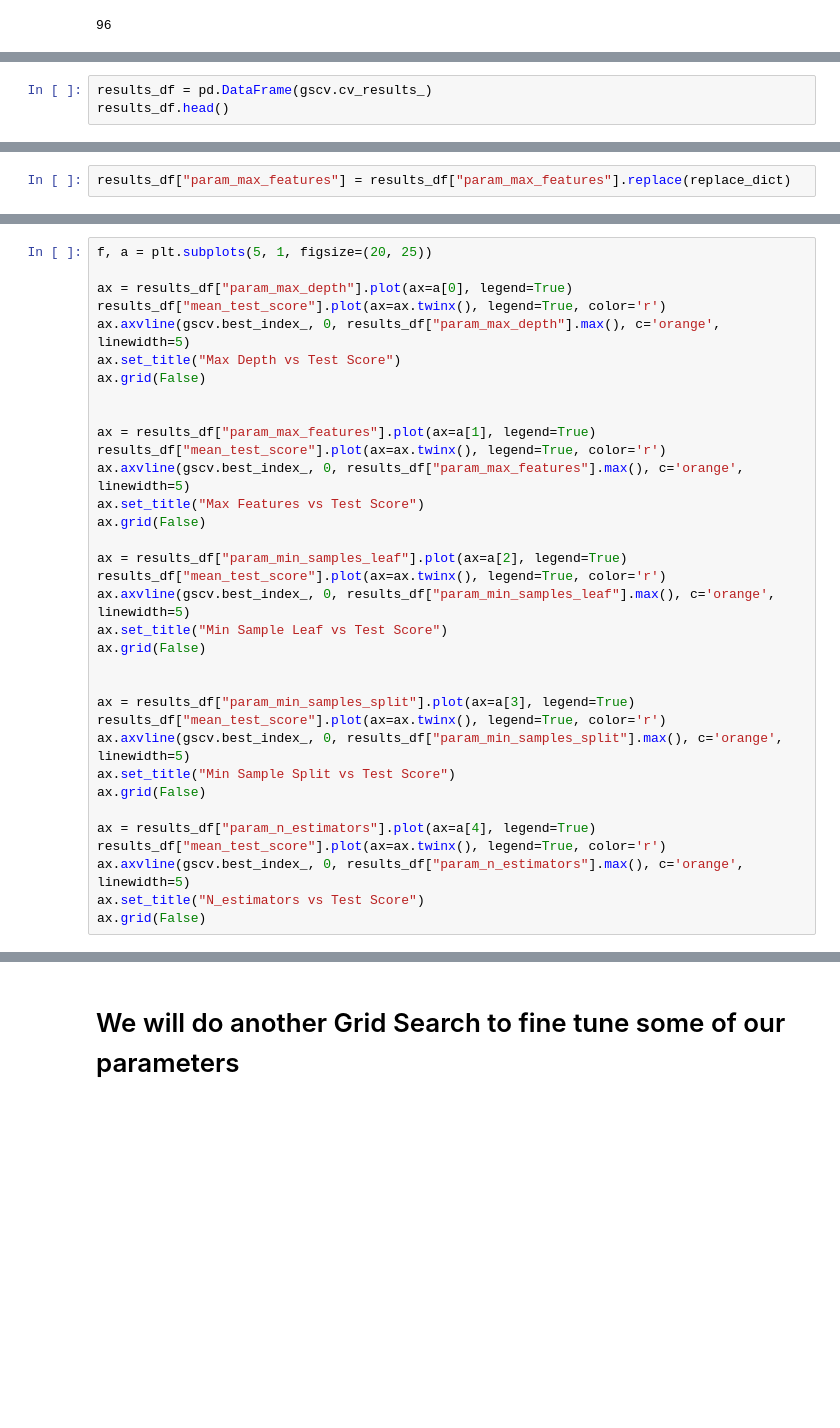
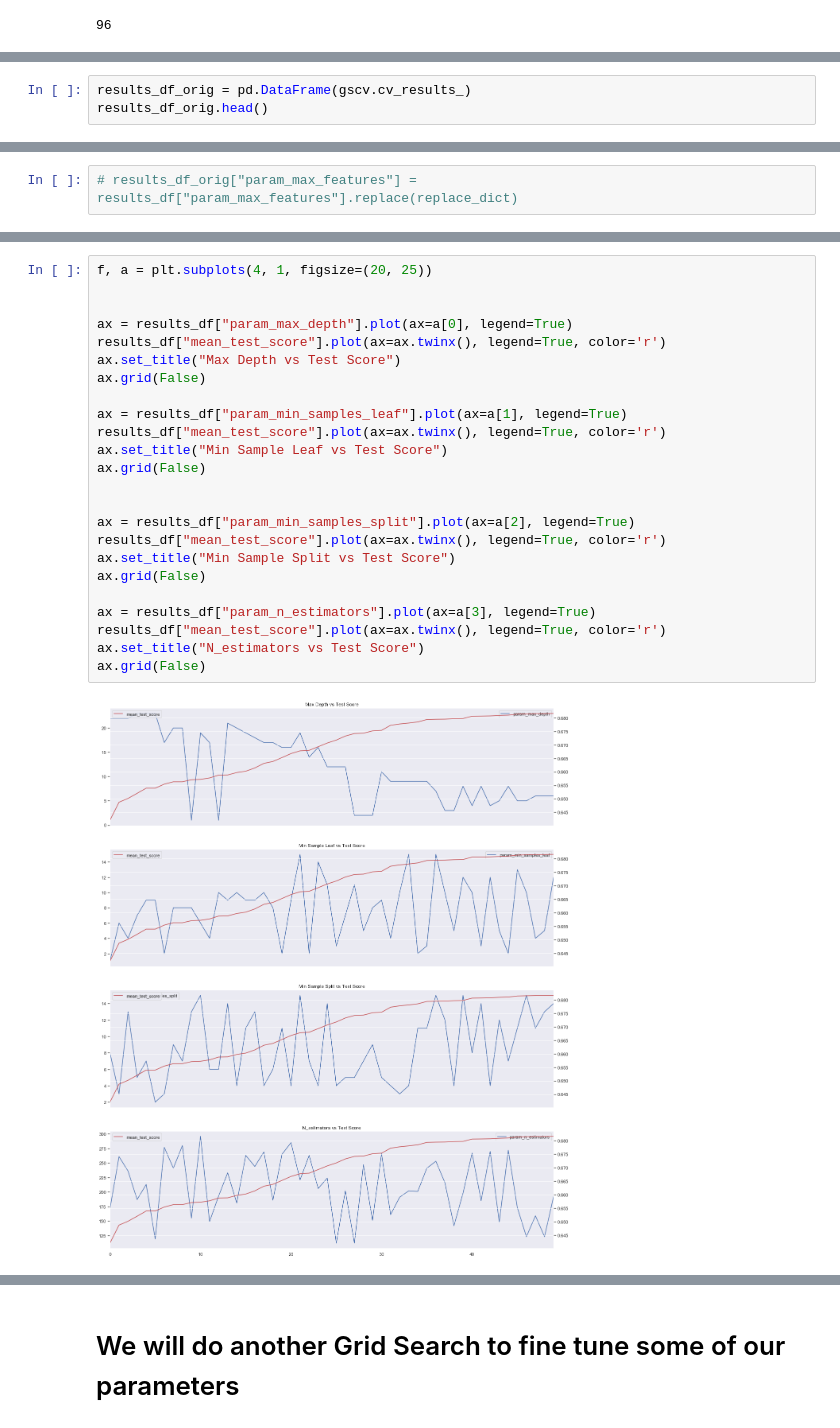
Before and after one commit to sv650s/atp-tennis-predictions, a Jupyter notebook: notebooks/7.2.4-atp_diff-ohe-1985-gridsearchCV.ipynb, the cells around one changed output, grey strips where cells are left out. Saved outputs shown, nothing was run; the diff lists cells and outputs as text; blank space fills up the shorter version.

```diff
--- a/notebooks/7.2.4-atp_diff-ohe-1985-gridsearchCV.ipynb
+++ b/notebooks/7.2.4-atp_diff-ohe-1985-gridsearchCV.ipynb
@@ -142,3 +197,3 @@ gscv.cv_results_.keys()
 # %%
-results_df = pd.DataFrame(gscv.cv_results_)
-results_df.head()
+results_df_orig = pd.DataFrame(gscv.cv_results_)
+results_df_orig.head()
@@ -151,3 +232,3 @@ replace_dict
 # %%
-results_df["param_max_features"] = results_df["param_max_features"].replace(replace_dict)
+# results_df_orig["param_max_features"] = results_df["param_max_features"].replace(replace_dict)
 # %%
@@ -167,34 +286,26 @@ results_df[["param_n_estimators", "param_max_depth", "param_max_features", "para
 # %%
-f, a = plt.subplots(5, 1, figsize=(20, 25))
+f, a = plt.subplots(4, 1, figsize=(20, 25))
+
 
 ax = results_df["param_max_depth"].plot(ax=a[0], legend=True)
 results_df["mean_test_score"].plot(ax=ax.twinx(), legend=True, color='r')
-ax.axvline(gscv.best_index_, 0, results_df["param_max_depth"].max(), c='orange', linewidth=5)
 ax.set_title("Max Depth vs Test Score")
 ax.grid(False)
 
-
-ax = results_df["param_max_features"].plot(ax=a[1], legend=True)
+ax = results_df["param_min_samples_leaf"].plot(ax=a[1], legend=True)
 results_df["mean_test_score"].plot(ax=ax.twinx(), legend=True, color='r')
-ax.axvline(gscv.best_index_, 0, results_df["param_max_features"].max(), c='orange', linewidth=5)
-ax.set_title("Max Features vs Test Score")
-ax.grid(False)
-
-ax = results_df["param_min_samples_leaf"].plot(ax=a[2], legend=True)
-results_df["mean_test_score"].plot(ax=ax.twinx(), legend=True, color='r')
-ax.axvline(gscv.best_index_, 0, results_df["param_min_samples_leaf"].max(), c='orange', linewidth=5)
 ax.set_title("Min Sample Leaf vs Test Score")
 ax.grid(False)
 
 
-ax = results_df["param_min_samples_split"].plot(ax=a[3], legend=True)
+ax = results_df["param_min_samples_split"].plot(ax=a[2], legend=True)
 results_df["mean_test_score"].plot(ax=ax.twinx(), legend=True, color='r')
-ax.axvline(gscv.best_index_, 0, results_df["param_min_samples_split"].max(), c='orange', linewidth=5)
 ax.set_title("Min Sample Split vs Test Score")
 ax.grid(False)
 
-ax = results_df["param_n_estimators"].plot(ax=a[4], legend=True)
+ax = results_df["param_n_estimators"].plot(ax=a[3], legend=True)
 results_df["mean_test_score"].plot(ax=ax.twinx(), legend=True, color='r')
-ax.axvline(gscv.best_index_, 0, results_df["param_n_estimators"].max(), c='orange', linewidth=5)
 ax.set_title("N_estimators vs Test Score")
 ax.grid(False)
+# %% [output]
+[figure, added]
```
Also changed, not shown: parts of 26 cells of this notebook, 36 other files.
